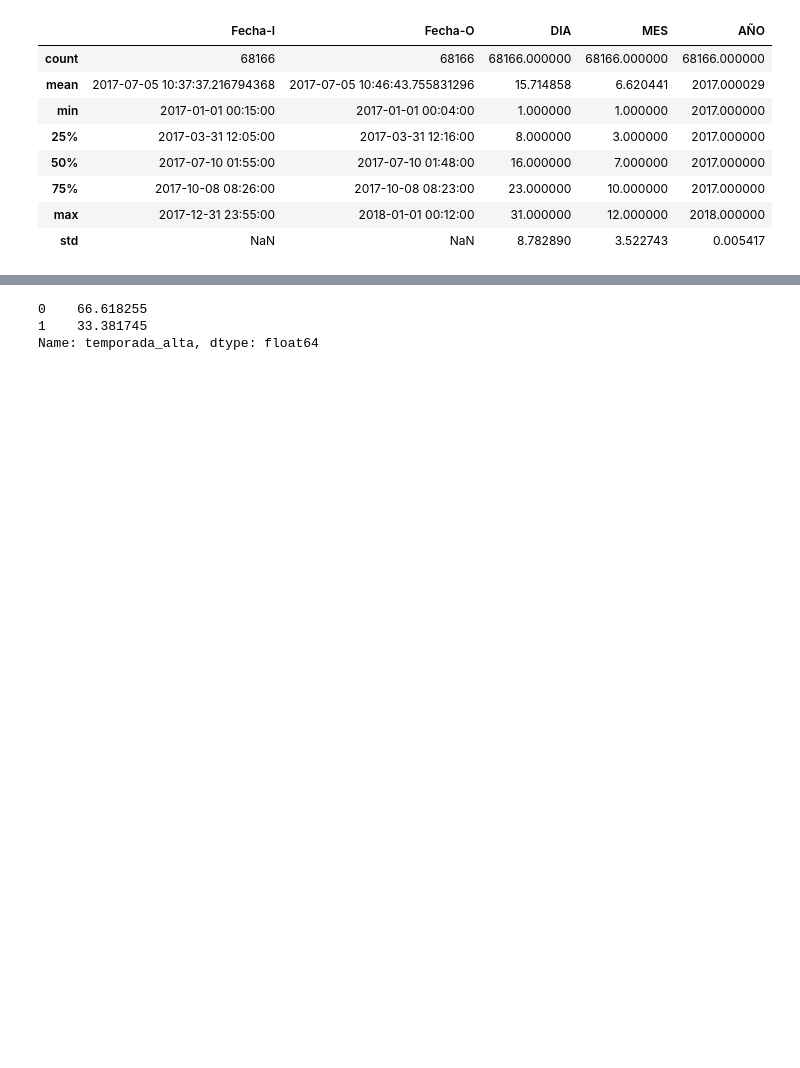
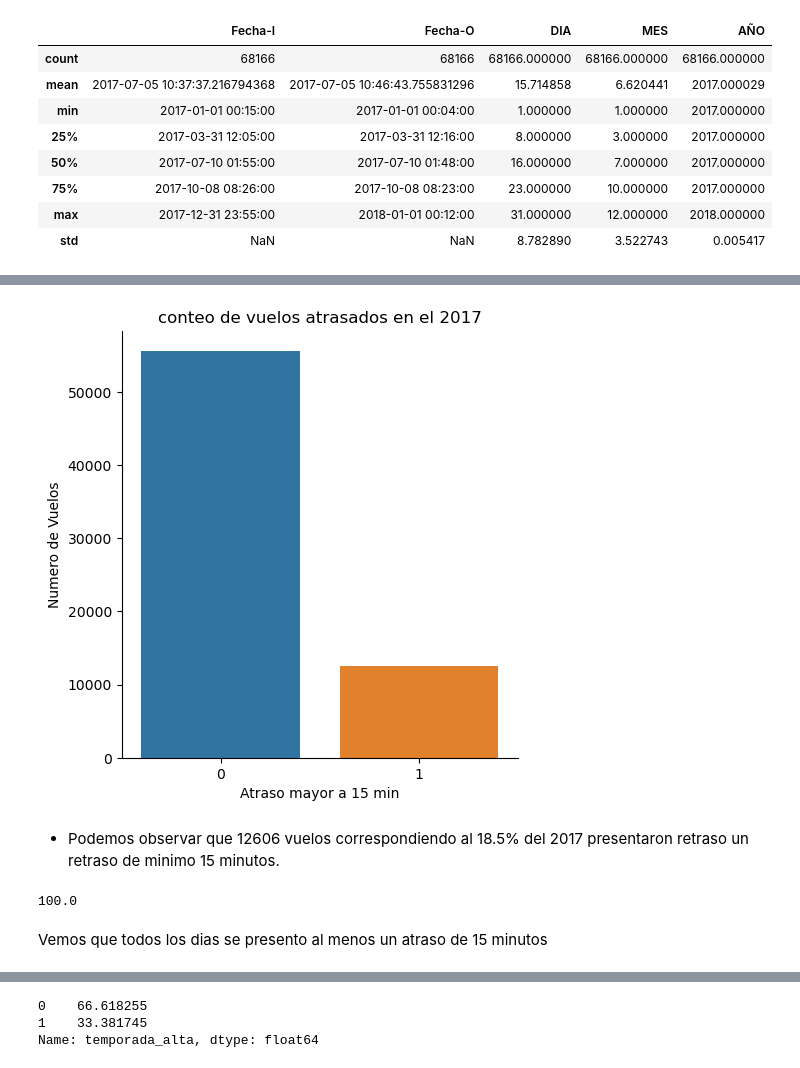
Before and after one commit to frandak2/latam_airlines, a Jupyter notebook: notebooks/1.0-fmh-initial-data-exploration.ipynb, the cells around one changed output, grey strips where cells are left out. Cells and saved outputs as stored; diff of their text form; code cells hidden in the pictures; blank space fills up the shorter version.

```diff
--- a/notebooks/1.0-fmh-initial-data-exploration.ipynb
+++ b/notebooks/1.0-fmh-initial-data-exploration.ipynb
@@ -100,0 +135,15 @@ dataset_SCL.dropna(inplace=True)
+# %%
+# Validación para ver si lo programado es igual a lo operado
+dataset_SCL['Vlo_change'] = dataset_SCL.apply(lambda x: '0' if x['Vlo-I']==x['Vlo-O'] else '1', axis=1)
+dataset_SCL['Des_change'] = dataset_SCL.apply(lambda x: '0' if x['Des-I']==x['Des-O'] else '1', axis=1)
+dataset_SCL['Emp_change'] = dataset_SCL.apply(lambda x:'0' if x['Emp-I']==x['Emp-O'] else '1', axis=1)
+# %%
+cols = ['Vlo_change','Des_change','Emp_change']
+
+for col in cols:
+    print(col)
+    print(dataset_SCL[col].value_counts())
+    print('='*20)
+    print(col+' Porcentaje')
+    print(dataset_SCL[col].value_counts(normalize=True)*100)
+    print('='*20)
@@ -101,3 +175,6 @@ dataset_SCL.dropna(inplace=True)
+# %%
+# Eliminamos columna con baja varianza
+dataset_SCL.drop(columns= 'Des_change', inplace=True)
 # %%
 dataset_SCL.sample(10)
 # %% [output]
@@ -143,7 +227,7 @@ d = dict(zip(np.arange(1, 13),months))
 dataset_SCL['MESNOM'] = dataset_SCL['MES'].astype(int).replace(d, regex=True)
 
 #cambiamos las demas variables a formato
-cols = ['Vlo-I', 'Ori-I', 'Des-I', 'Emp-I','Vlo-O','Ori-O', 'Des-O', 'Emp-O','DIANOM', 'TIPOVUELO','OPERA', 'SIGLAORI', 'SIGLADES']
+cols = ['Vlo-I', 'Des-I', 'Emp-I', 'Vlo-O', 'Des-O','Emp-O', 'DIA', 'MES', 'AÑO', 'DIANOM', 'TIPOVUELO', 'OPERA','SIGLADES', 'Vlo_change','Emp_change']
 for col in cols:
     if col == 'DIANOM':
         dataset_SCL[col] = pd.Categorical(dataset_SCL[col],ordered=True, categories=days)
@@ -178,0 +305,21 @@ Fecha-I .
+# %%
+sns.catplot(
+    data= dataset_SCL,
+    x='atraso_15',
+    kind='count',
+)
+plt.xlabel('Atraso mayor a 15 min')
+plt.ylabel('Numero de Vuelos')
+plt.title('conteo de vuelos atrasados en el 2017')
+plt.show()
+# %% [output]
+[figure, added]
+# %% [markdown]
+- Podemos observar que 12606 vuelos correspondiendo al 18.5% del 2017 presentaron retraso un retraso de minimo 15 minutos.
+# %%
+# porcentaje de dias con retraso
+dataset_SCL.loc[dataset_SCL['atraso_15']=='1','Fecha-I'].dt.date.nunique()/dataset_SCL['Fecha-I'].dt.date.nunique()*100
+# %% [output]
+100.0
+# %% [markdown]
+Vemos que todos los dias se presento al menos un atraso de 15 minutos
```
Also changed, not shown: parts of 42 cells of this notebook, 1 other file.
